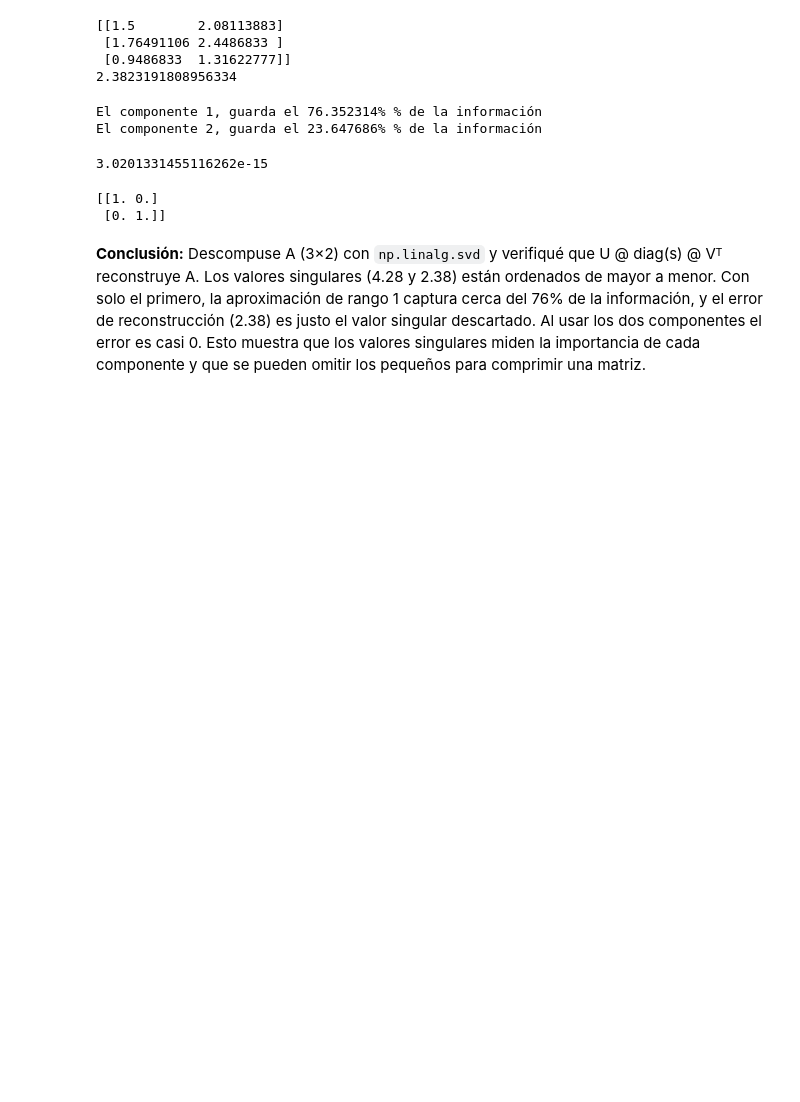
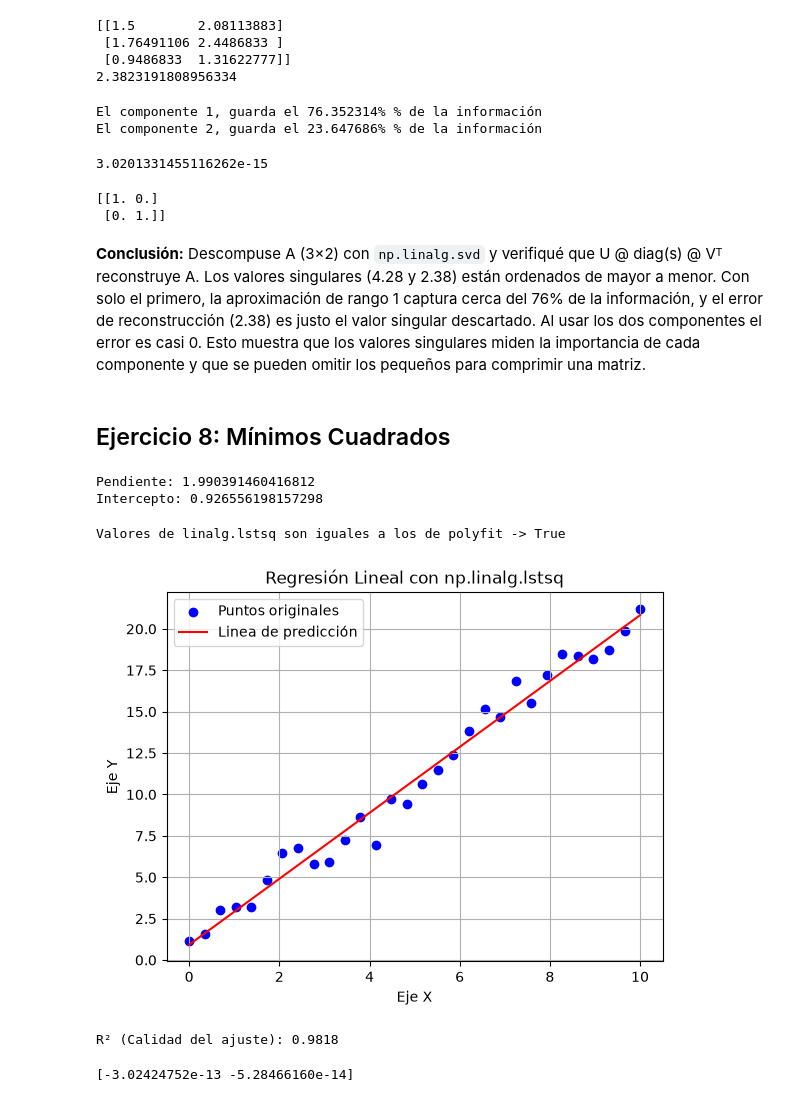
Before and after one commit to miguelgarciahernandez487-cloud/neuro-learning, a Jupyter notebook: 05_svd_pca.ipynb, the cells around one changed output. Drawn from its saved outputs; the diff is of its cells as text; code cells hidden in the pictures; blank space fills up the shorter version.

```diff
--- a/05_svd_pca.ipynb
+++ b/05_svd_pca.ipynb
@@ -52,3 +52,50 @@ print(np.round(U.T@U,6))
  [0. 1.]]
 # %% [markdown]
 **Conclusión:** Descompuse A (3×2) con `np.linalg.svd` y verifiqué que U @ diag(s) @ Vᵀ reconstruye A. Los valores singulares (4.28 y 2.38) están ordenados de mayor a menor. Con solo el primero, la aproximación de rango 1 captura cerca del 76% de la información, y el error de reconstrucción (2.38) es justo el valor singular descartado. Al usar los dos componentes el error es casi 0. Esto muestra que los valores singulares miden la importancia de cada componente y que se pueden omitir los pequeños para comprimir una matriz.
+# %% [markdown]
+## Ejercicio 8: Mínimos Cuadrados
+# %%
+rng = np.random.default_rng(0)
+x = np.linspace(0,10,30)
+y = 2*x + 1 + rng.normal(0,1,30)
+#Matriz de diseño
+X = np.column_stack([x, np.ones_like(x)])
+coef, residuos, rango, sv = np.linalg.lstsq(X,y,rcond=None)
+print(f"Pendiente: {coef[0]} \nIntercepto: {coef[1]}")
+# %% [output]
+Pendiente: 1.990391460416812
+Intercepto: 0.926556198157298
+# %%
+#Comparación
+print(f"Valores de linalg.lstsq son iguales a los de polyfit -> {np.allclose(coef, np.polyfit(x, y, 1))}")
+# %% [output]
+Valores de linalg.lstsq son iguales a los de polyfit -> True
+# %%
+#Grafica
+m, b = coef
+y_pred = m * x + b
+
+plt.figure()
+plt.scatter(x,y,label="Puntos originales", color="b")
+plt.plot(x,y_pred,label="Linea de predicción", color="r")
+plt.xlabel('Eje X')
+plt.ylabel('Eje Y')
+plt.title('Regresión Lineal con np.linalg.lstsq')
+plt.legend()
+plt.grid()
+plt.show()
+# %% [output]
+[figure, added]
+# %%
+#Acercamiento
+ss_tot = np.sum((y - np.mean(y)) ** 2)
+r2 = 1 - (residuos[0] / ss_tot)
+print(f"R² (Calidad del ajuste): {r2:.4f}")
+# %% [output]
+R² (Calidad del ajuste): 0.9818
+# %%
+#Conexión con proyección: Mínimos cuadrados proyecta y sobre el espacio generado por columnas de X.
+residuo = y - X @ coef
+print(X.T @ residuo) #Debe de ser cercano a [0,0]
+# %% [output]
+[-3.02424752e-13 -5.28466160e-14]
```
Also changed, not shown: parts of 1 cell of this notebook.
